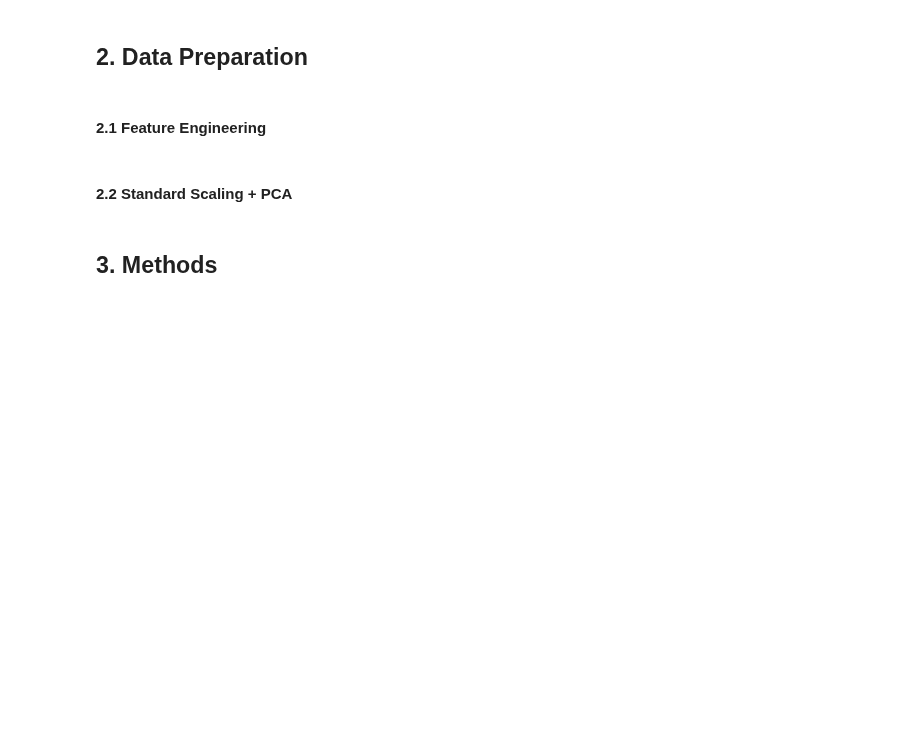
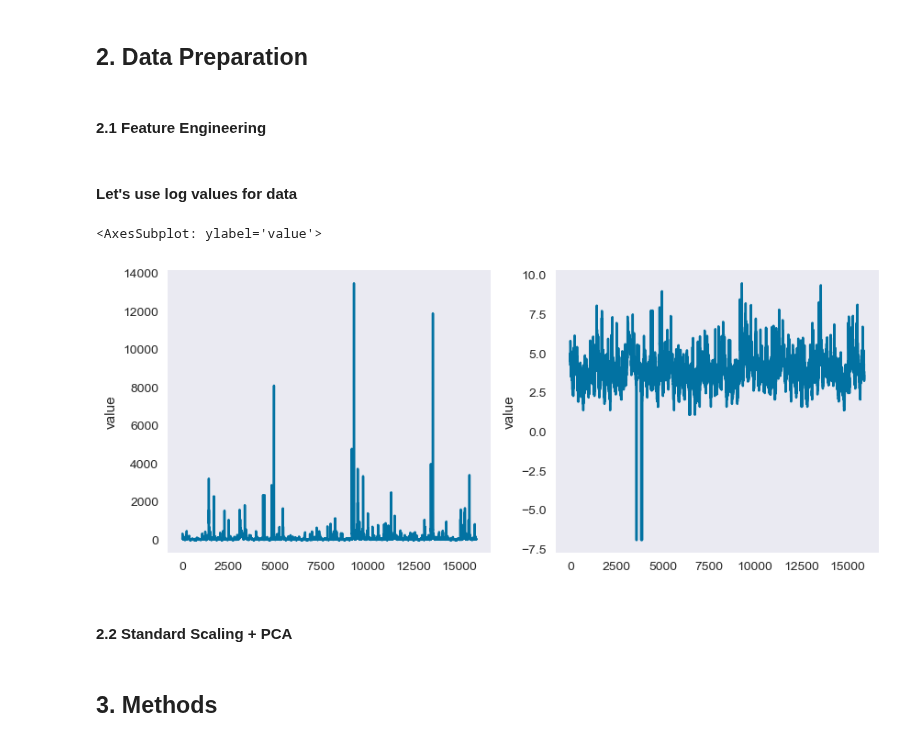
Before and after one commit to marci-nemeth/ML-Notebooks, a Jupyter notebook: 5-TimeSeries/NumentaAnomalyBenchmark.ipynb, the cells around one changed output. Drawn from its saved outputs; the diff is of its cells as text; code cells hidden in the pictures; blank space fills up the shorter version.

```diff
--- a/5-TimeSeries/NumentaAnomalyBenchmark.ipynb
+++ b/5-TimeSeries/NumentaAnomalyBenchmark.ipynb
@@ -140,3 +169,12 @@ for i in range(0,len(os.listdir(path)[:NO_OF_PLOTS_SHOWN])-1,2):
 #### 2.1 Feature Engineering
 # %%
 df = pd.read_csv(path+"Twitter_volume_AAPL.csv")
+# %% [markdown]
+#### Let's use log values for data
+# %%
+fig,axes = plt.subplots(1,2,figsize=(10,4))
+sns.lineplot(df["value"],ax=axes[0])
+sns.lineplot(np.log(np.abs(df["value"]+0.001)),ax=axes[1])
+# %% [output]
+<AxesSubplot: ylabel='value'>
+[figure, added]
```
Also changed, not shown: parts of 19 cells of this notebook.
